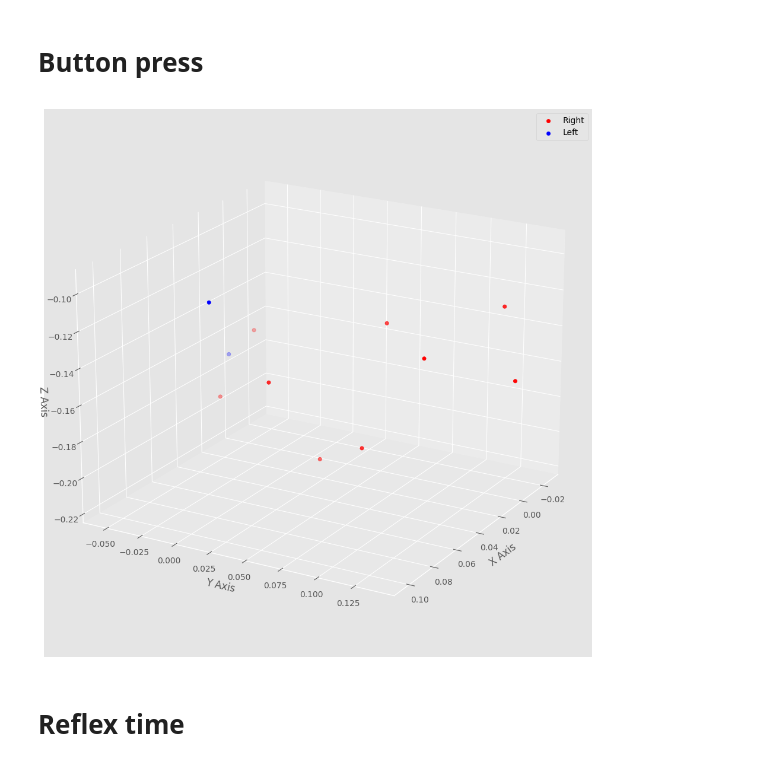
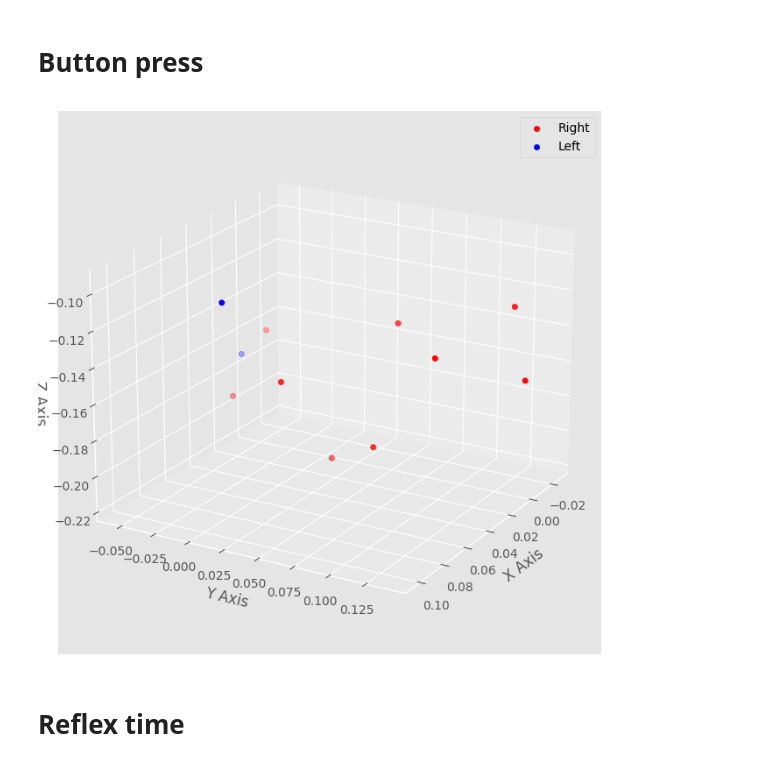
Before and after one commit to Adnan525/VR_data_analysis, a Jupyter notebook: data_analysis.ipynb, the cells around one changed output. Saved outputs shown, nothing was run; the diff lists cells and outputs as text; code cells hidden in the pictures.

Commit message:
legend fixed

```diff
--- a/data_analysis.ipynb
+++ b/data_analysis.ipynb
@@ -70,28 +70,28 @@ for hand, point in zip(target_hit_hand, target_hit_data):
 # %%
 colours = ["red", "blue"]
 labels = ["Right", "Left"]
 
-fig = plt.figure(figsize=(12, 12))
+fig = plt.figure(figsize=(8, 10))
 ax = fig.add_subplot(projection="3d")
 
 for hit_data in [target_hit_data_right, target_hit_data_left]:
     x = [point["x"] for point in hit_data]
     y = [point["y"] for point in hit_data]
     z = [point["z"] for point in hit_data]
 
     ax.scatter(x, y, z, c=colours.pop(0), marker="o", label=labels.pop(0))
 
 ax.set_xlabel("X Axis")
 ax.set_ylabel("Y Axis")
 ax.set_zlabel("Z Axis")
 
 # Adjust the camera angle
 ax.view_init(elev=20, azim=30)
 
 plt.legend()
 plt.show()
 # %% [output]
-[figure, old version]
+[figure, new version]
 # %% [markdown]
 # Reflex time
 # %%
```
Also changed, not shown: parts of 1 cell of this notebook.
